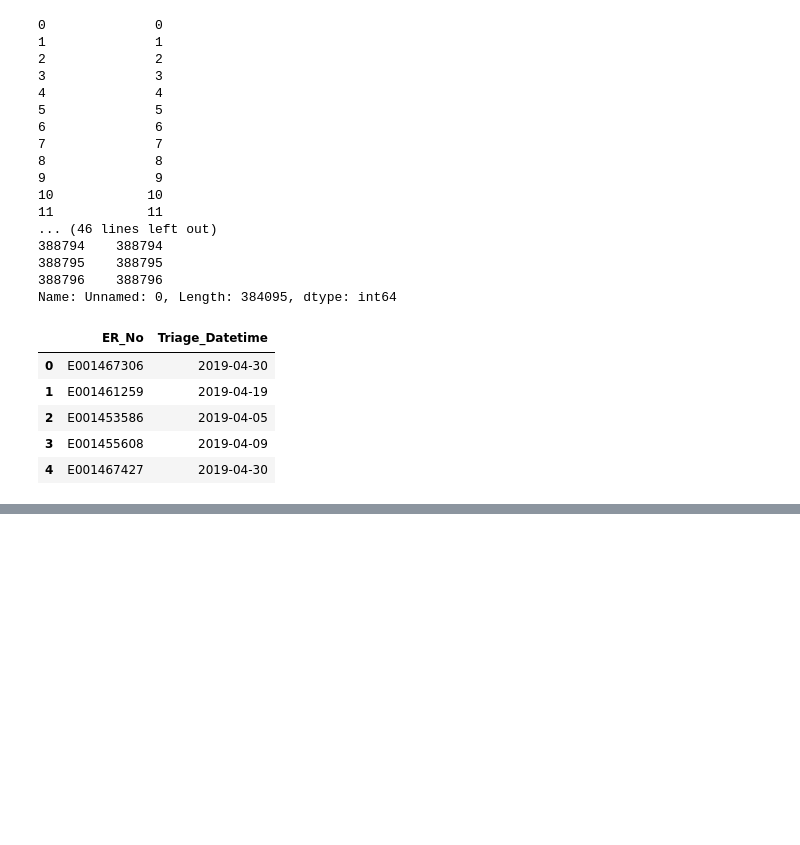
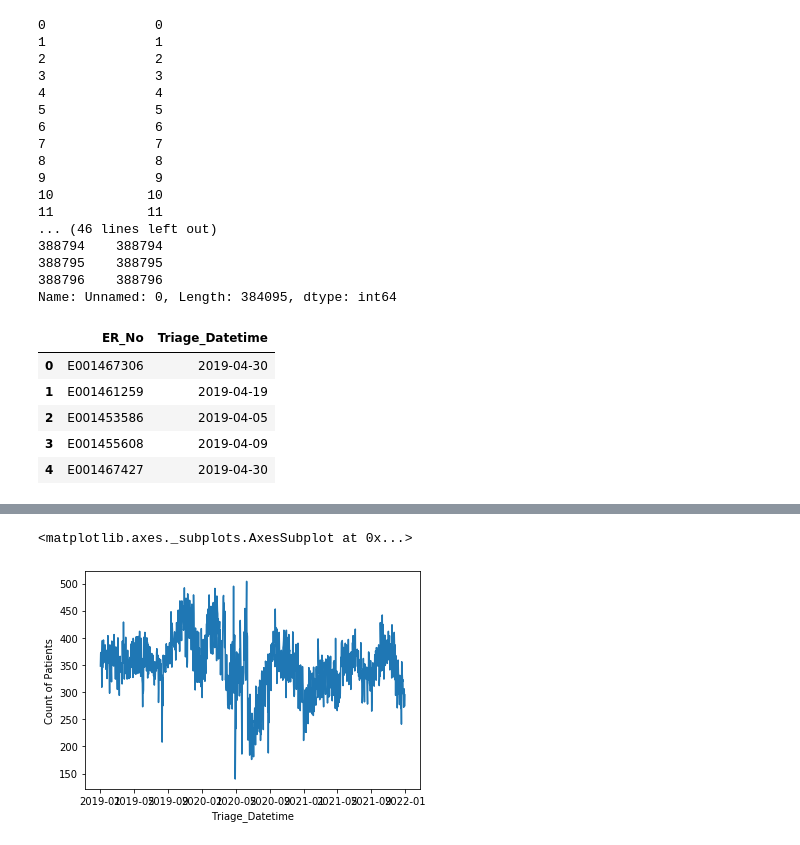
Before and after one commit to sumaiyahchinoy/er-dashboard-fyp-cronpipeline, a Jupyter notebook: TSModelling(Notebook).ipynb, the cells around one changed output, grey strips where cells are left out. Cells and saved outputs as stored; diff of their text form; code cells hidden in the pictures; blank space fills up the shorter version.

```diff
--- a/TSModelling(Notebook).ipynb
+++ b/TSModelling(Notebook).ipynb
@@ -57,0 +72,6 @@ ValueError: Either both or neither of `x` and `y` must be specified (but try pas
+# %%
+new_df = df.groupby(['Triage_Datetime'])['Triage_Datetime'].count().reset_index(name='Count of Patients')
+# new_df.index = new_df['Triage_Datetime']
+# del new_df['Triage_Datetime']
+new_df.head(5)
+# new_df.info()
@@ -57,0 +85,5 @@ ValueError: Either both or neither of `x` and `y` must be specified (but try pas
+# %%
+sns.lineplot(x = 'Triage_Datetime', y = 'Count of Patients', data = new_df)
+# %% [output]
+<matplotlib.axes._subplots.AxesSubplot at 0x...>
+[figure, added]
```
Also changed, not shown: parts of 8 cells of this notebook.
